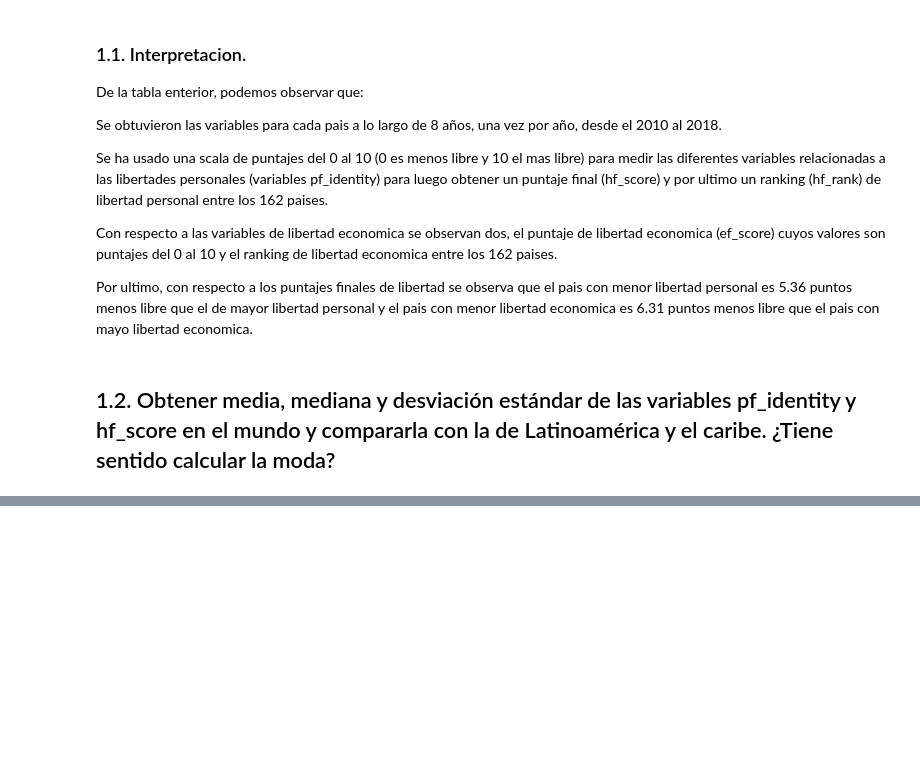
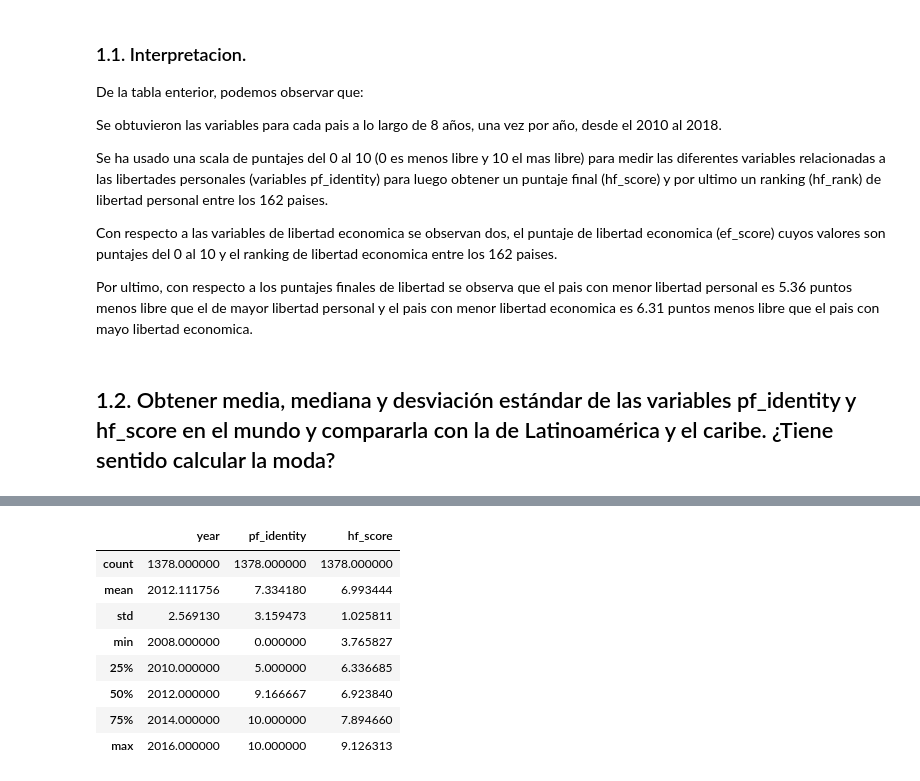
Before and after one commit to fpaludi/DiploDatos, a Jupyter notebook: practico1-demian-item-1.ipynb, the cells around one changed output, grey strips where cells are left out. Saved outputs shown, nothing was run; the diff lists cells and outputs as text; code cells hidden in the pictures; blank space fills up the shorter version.

```diff
--- a/practico1-demian-items-1-2.ipynb
+++ b/practico1-demian-item-1.ipynb
@@ -119,0 +97,17 @@ la_y_caribe_group
+# %%
+w_dataset.loc[w_dataset['region'] == 'Latin America & the Caribbean', 'grupo'] = 'Latin America & the Caribbean'
+w_dataset.loc[w_dataset['region'] != 'Latin America & the Caribbean', 'grupo'] = 'Others'
+## Remuevo valores NaN
+w_dataset_cleaned = w_dataset[['year', 'countries', 'grupo', 'pf_identity', 'hf_score']].dropna()
+## Una pequeña descripcion para saber con que valores estoy tratando
+w_dataset_cleaned.describe()
+# %% [output]
+|  | year | pf_identity | hf_score |
+| count | 1378.000000 | 1378.000000 | 1378.000000 |
+| mean | 2012.111756 | 7.334180 | 6.993444 |
+| std | 2.569130 | 3.159473 | 1.025811 |
+| min | 2008.000000 | 0.000000 | 3.765827 |
+| 25% | 2010.000000 | 5.000000 | 6.336685 |
+| 50% | 2012.000000 | 9.166667 | 6.923840 |
+| 75% | 2014.000000 | 10.000000 | 7.894660 |
+| max | 2016.000000 | 10.000000 | 9.126313 |
```
Also changed, not shown: parts of 21 cells of this notebook.
